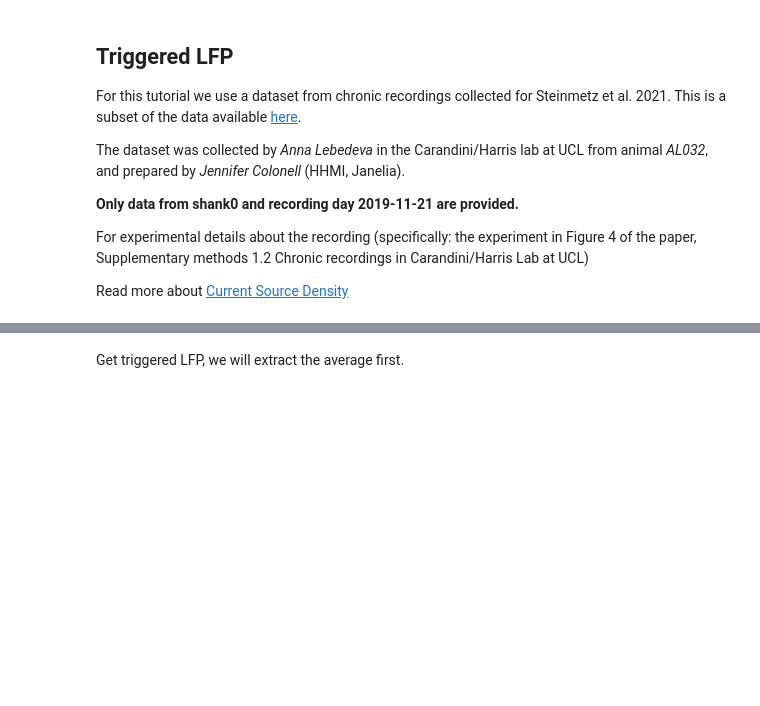
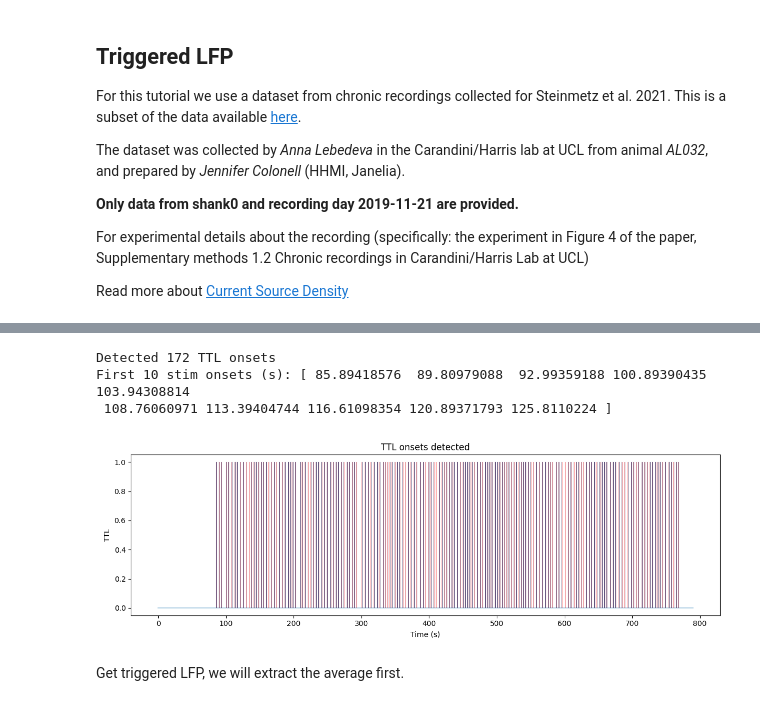
Before and after one commit to MrbioDT/UCLA-neuropixels-2026, a Jupyter notebook: tutorials/05_triggered_LFP.ipynb, the cells around one changed output, grey strips where cells are left out. Drawn from its saved outputs; the diff is of its cells as text; code cells hidden in the pictures; blank space fills up the shorter version.

```diff
--- a/tutorials/05_triggered_LFP.ipynb
+++ b/tutorials/05_triggered_LFP.ipynb
@@ -59,3 +112,38 @@ Skipping ['catGTCmdline0', '<CatGT -dir', 'Y:/SGL_DATA_drive -run', 'wmm001_2507
+# %%
+import numpy as np
+
+# Ensure binary
+dig = dig_first_row.astype(np.int8)
+dig = (dig > 0).astype(np.int8)
+
+
+# Compute difference
+dig_diff = np.diff(dig)
+
+# Rising edges: 0 -> 1
+onset_idx = np.where(dig_diff == 1)[0] + 1
+
+
+stimon_times = timestamps[onset_idx]
+
+
+print(f"Detected {len(stimon_times)} TTL onsets")
+print("First 10 stim onsets (s):", stimon_times[:10])
+
+
+plt.figure(figsize=(12, 4))
+plt.plot(timestamps, dig, linewidth=0.5)
+plt.vlines(stimon_times, ymin=0, ymax=1, color='r', alpha=0.3)
+plt.xlabel('Time (s)')
+plt.ylabel('TTL')
+plt.title('TTL onsets detected')
+plt.tight_layout()
+plt.show()
+# %% [output]
+Detected 172 TTL onsets
+First 10 stim onsets (s): [ 85.89418576  89.80979088  92.99359188 100.89390435 103.94308814
+ 108.76060971 113.39404744 116.61098354 120.89371793 125.8110224 ]
+[figure, added]
 # %% [markdown]
 Get triggered LFP, we will extract the average first.
 # %%
```
Also changed, not shown: parts of 5 cells of this notebook.
